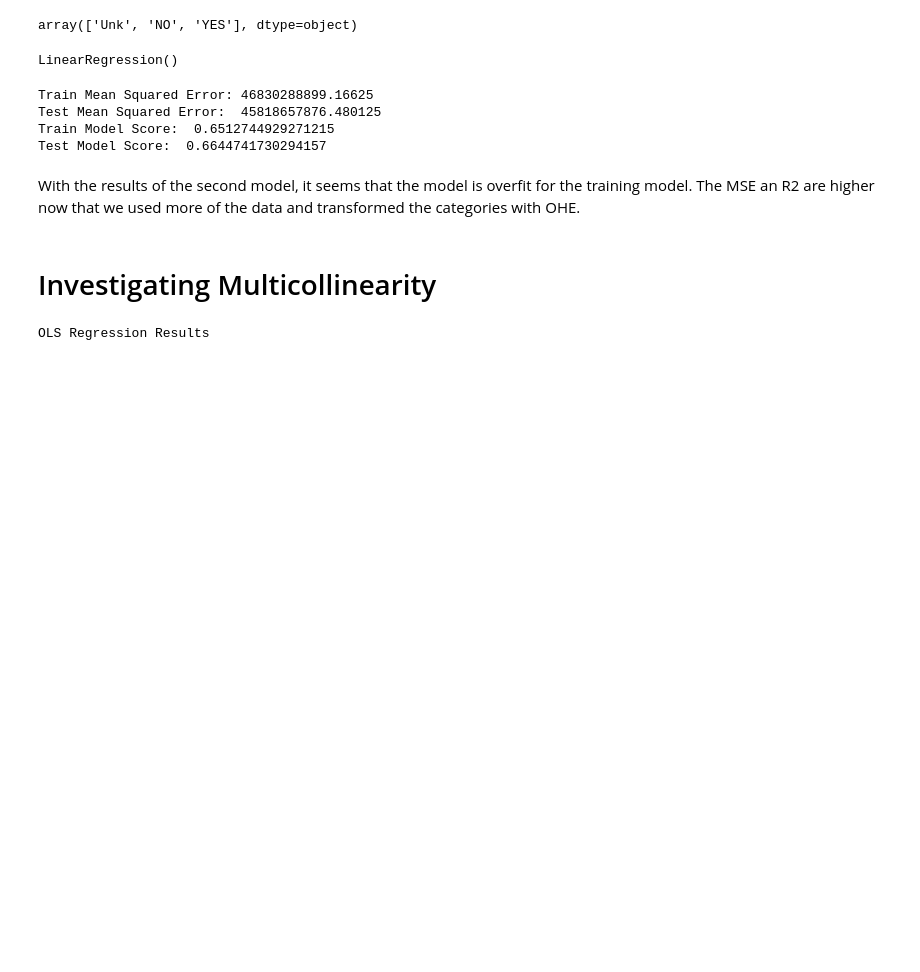
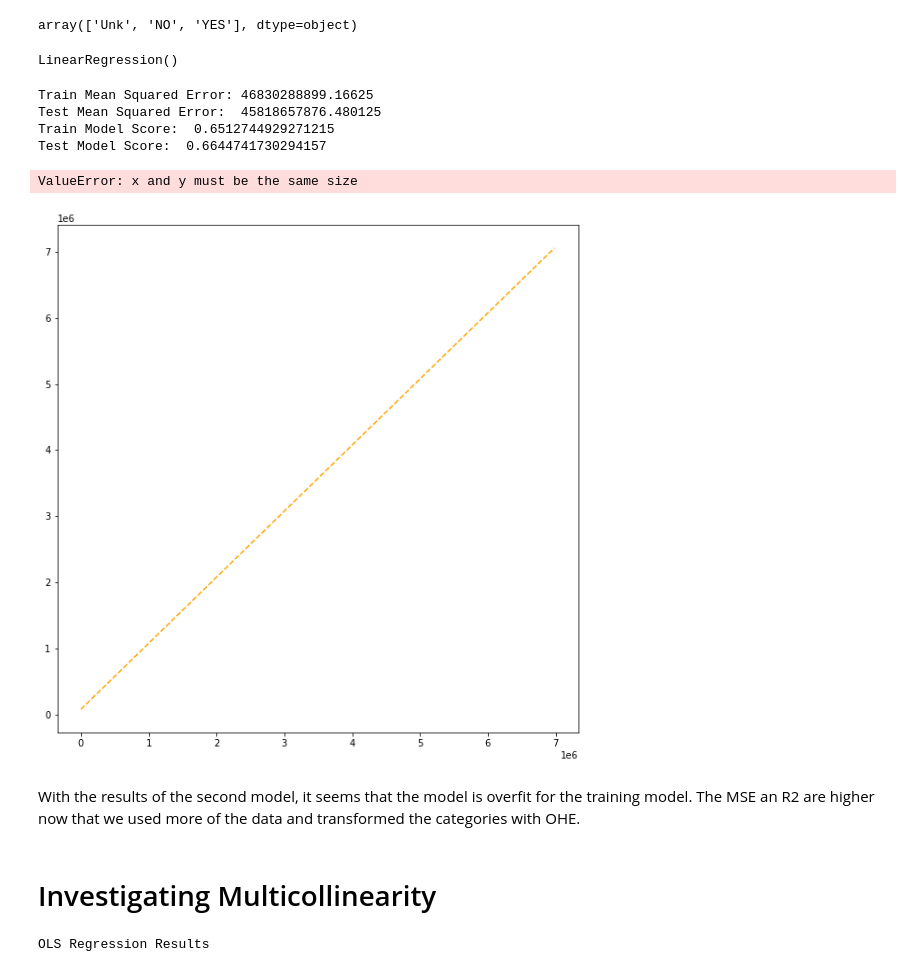
Before and after one commit to Dmvinedata/dsc-phase-2-project-v2-3, a Jupyter notebook: student.ipynb, the cells around one changed output. Drawn from its saved outputs; the diff is of its cells as text; code cells hidden in the pictures; blank space fills up the shorter version.

```diff
--- a/student.ipynb
+++ b/student.ipynb
@@ -507,6 +507,20 @@ Train Mean Squared Error: 46830288899.16625
 Test Mean Squared Error:  45818657876.480125
 Train Model Score:  0.6512744929271215
 Test Model Score:  0.6644741730294157
+# %%
+
+fig, ax = plt.subplots(figsize = (10,10))
+
+perfect_line = np.arange(y_test.min(), y_test.max())
+ax.plot(perfect_line, linestyle="--", color="orange", label="Perfect Fit")
+ax.scatter(y_test, y_hat_test, alpha=0.5)
+ax.set_xlabel("Actual Price")
+ax.set_ylabel("Predicted Price")
+plt.xlim([0, 1000000])
+ax.legend();
+# %% [output]
+ValueError: x and y must be the same size
+[figure, added]
 # %% [markdown]
 With the results of the second model, it seems that the model is overfit for the training model.
 The MSE an R2 are higher now that we used more of the data and transformed the categories with OHE.
```
Also changed, not shown: parts of 18 cells of this notebook.
